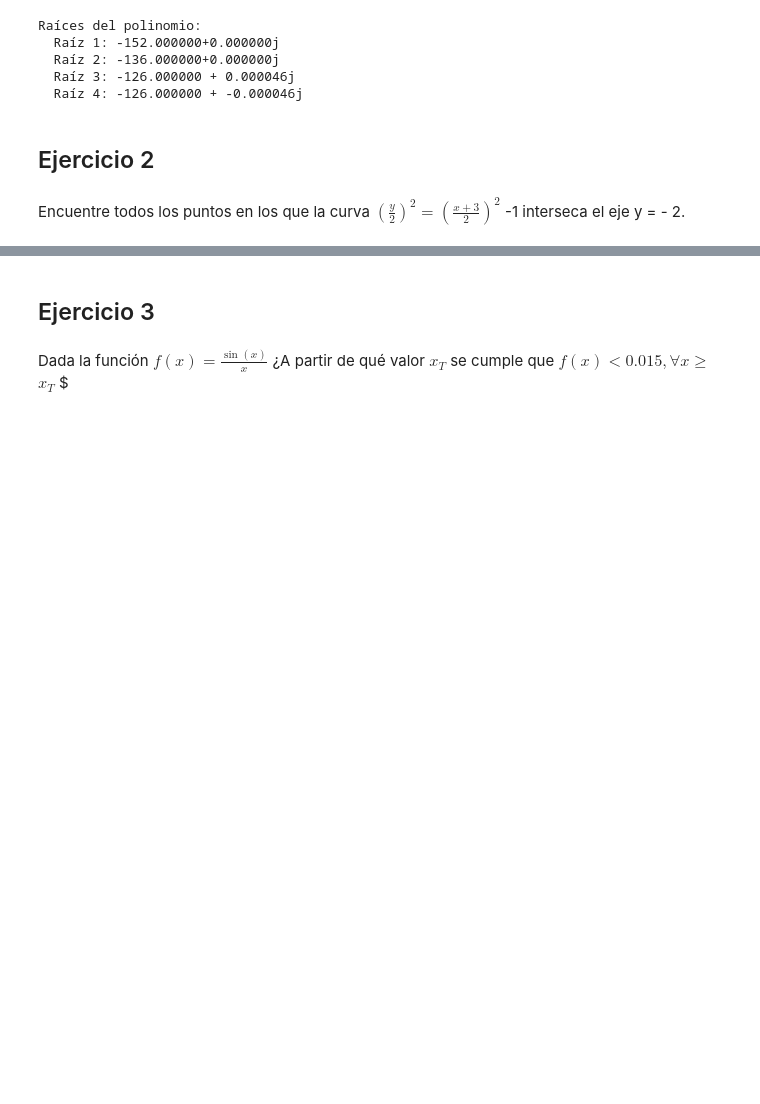
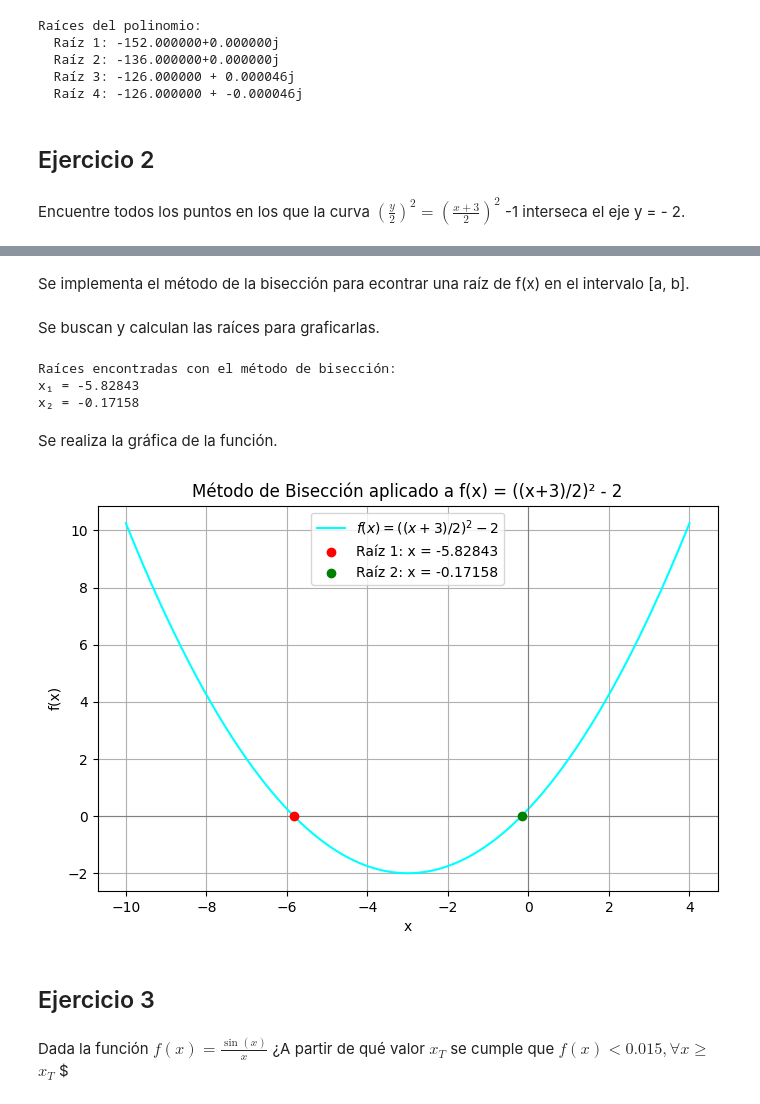
Before and after one commit to dxcam/TalleresMetodosNumericos, a Jupyter notebook: Taller02/taller02cc.ipynb, the cells around one changed output, grey strips where cells are left out. Cells and saved outputs as stored; diff of their text form; code cells hidden in the pictures; blank space fills up the shorter version.

```diff
--- a/Taller02/taller02cc.ipynb
+++ b/Taller02/taller02cc.ipynb
@@ -251,0 +189,2 @@ Raíz encontrada: x = -0.17157
+# %% [markdown]
+Se implementa el método de la bisección para econtrar una raíz de f(x) en el intervalo [a, b].
@@ -252,3 +214,50 @@ Raíz encontrada: x = -0.17157
+# %% [markdown]
+Se buscan y calculan las raíces para graficarlas.
+# %%
+# Definir intervalo donde buscar las raíces
+intervalo1 = (-10, -4)  # Raíz izquierda
+intervalo2 = (-2, 2)    # Raíz derecha
+
+# Calcular las raíces con el método de bisección
+raiz1 = metodo_biseccion(f, *intervalo1)
+raiz2 = metodo_biseccion(f, *intervalo2)
+
+print("Raíces encontradas con el método de bisección:")
+if raiz1 is not None:
+    print(f"x₁ = {raiz1:.5f}")
+if raiz2 is not None:
+    print(f"x₂ = {raiz2:.5f}")
+# %% [output]
+Raíces encontradas con el método de bisección:
+x₁ = -5.82843
+x₂ = -0.17158
+# %% [markdown]
+Se realiza la gráfica de la función.
+# %%
+# Graficar la función
+x = np.linspace(-10, 4, 800)
+y = f(x)
+
+plt.figure(figsize=(8, 5))
+plt.plot(x, y, label=r'$f(x) = ((x+3)/2)^2 - 2$', color='cyan', linestyle='-')
+plt.axhline(0, color='gray', linewidth=0.8)
+plt.axvline(0, color='gray', linewidth=0.8)
+
+# Marcar las raíces encontradas
+if raiz1 is not None:
+    plt.scatter(raiz1, f(raiz1), color='red', zorder=5, label=f'Raíz 1: x = {raiz1:.5f}')
+if raiz2 is not None:
+    plt.scatter(raiz2, f(raiz2), color='green', zorder=5, label=f'Raíz 2: x = {raiz2:.5f}')
+
+# Personalización del gráfico
+plt.title('Método de Bisección aplicado a f(x) = ((x+3)/2)² - 2')
+plt.xlabel('x')
+plt.ylabel('f(x)')
+plt.grid(True)
+plt.legend()
+plt.show()
+# %% [output]
+[figure, added]
 # %% [markdown]
 ## Ejercicio 3
 # %% [markdown]
```
Also changed, not shown: parts of 8 cells of this notebook, 1 other file.
